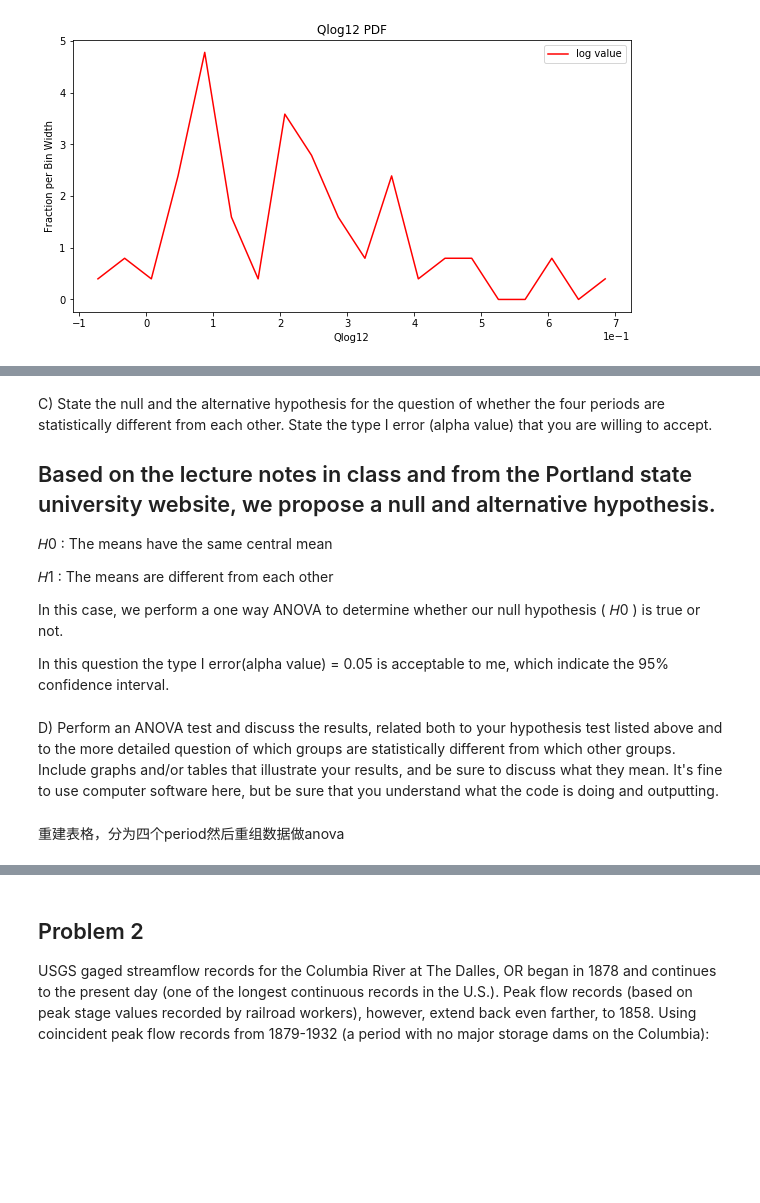
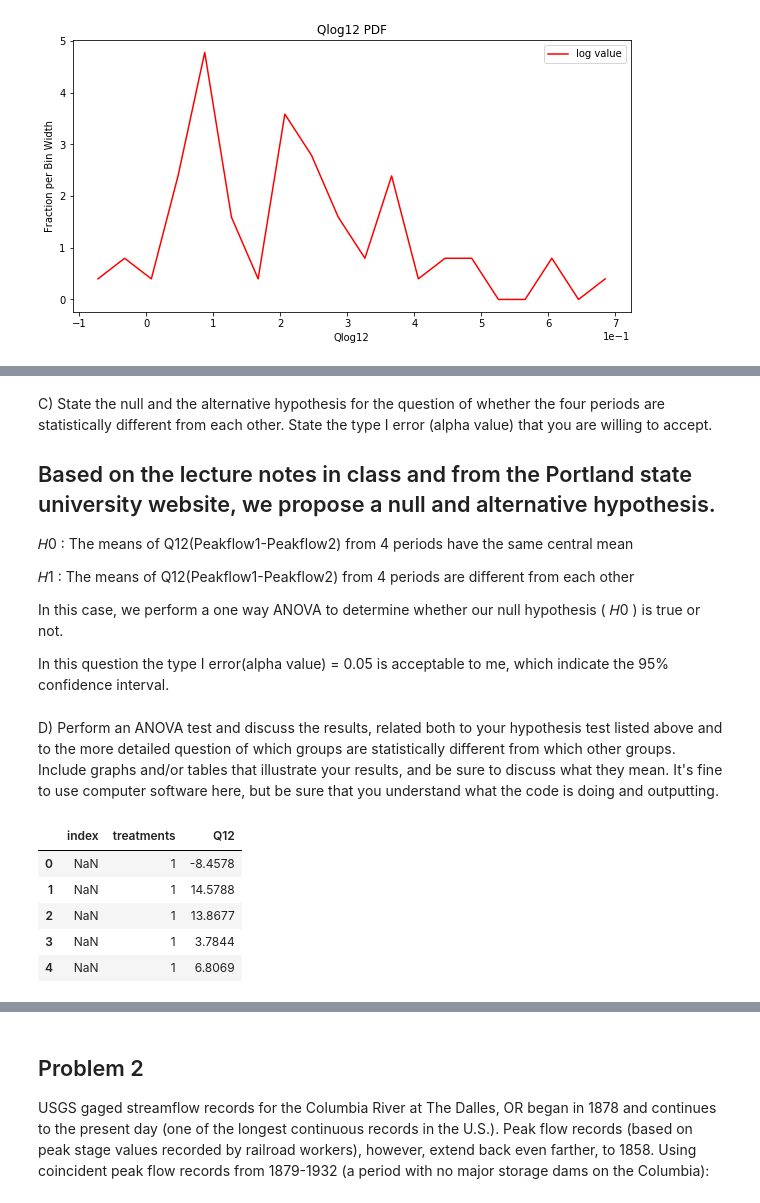
Before and after one commit to AzusaSayuri/UW-Data-analysis, a Jupyter notebook: HW3/Assignment 3 Ximin Hu.ipynb, the cells around one changed output, grey strips where cells are left out. Cells and saved outputs as stored; diff of their text form; code cells hidden in the pictures; blank space fills up the shorter version.

```diff
--- a/HW3/Assignment 3 Ximin Hu.ipynb
+++ b/HW3/Assignment 3 Ximin Hu.ipynb
@@ -128,9 +110,9 @@ C) State the null and the alternative hypothesis for the question of whether the
 
 
 ## Based on the lecture notes in class and from the Portland state university website, we propose a null and alternative hypothesis.
-𝐻0 : The means have the same central mean
+𝐻0 : The means of Q12(Peakflow1-Peakflow2) from 4 periods have the same central mean
 
-𝐻1 : The means are different from each other
+𝐻1 : The means of Q12(Peakflow1-Peakflow2) from 4 periods are different from each other
 
 In this case, we perform a one way ANOVA to determine whether our null hypothesis ( 𝐻0 ) is true or not.
 
@@ -142,4 +120,16 @@ In this question the type I error(alpha value) = 0.05 is acceptable to me, which
 # %% [markdown]
 D) Perform an ANOVA test and discuss the results, related both to your hypothesis test listed above and to the more detailed question of which groups are statistically different from which other groups. Include graphs and/or tables that illustrate your results, and be sure to discuss what they mean. It's fine to use computer software here, but be sure that you understand what the code is doing and outputting.
-# %% [markdown]
-重建表格，分为四个period然后重组数据做anova
+# %%
+#rebuild the data,choose Q12 as our dataset
+df_anova=pd.DataFrame(columns=['index','treatments','Q12'])
+df_anova['treatments']=df_hja['I12']
+df_anova['Q12']=df_hja['Q12']
+df_anova = df_anova.reset_index(drop=True)
+df_anova.head()
+# %% [output]
+|  | index | treatments | Q12 |
+| 0 | NaN | 1 | -8.4578 |
+| 1 | NaN | 1 | 14.5788 |
+| 2 | NaN | 1 | 13.8677 |
+| 3 | NaN | 1 | 3.7844 |
+| 4 | NaN | 1 | 6.8069 |
```
Also changed, not shown: parts of 10 cells of this notebook, 1 other file.
